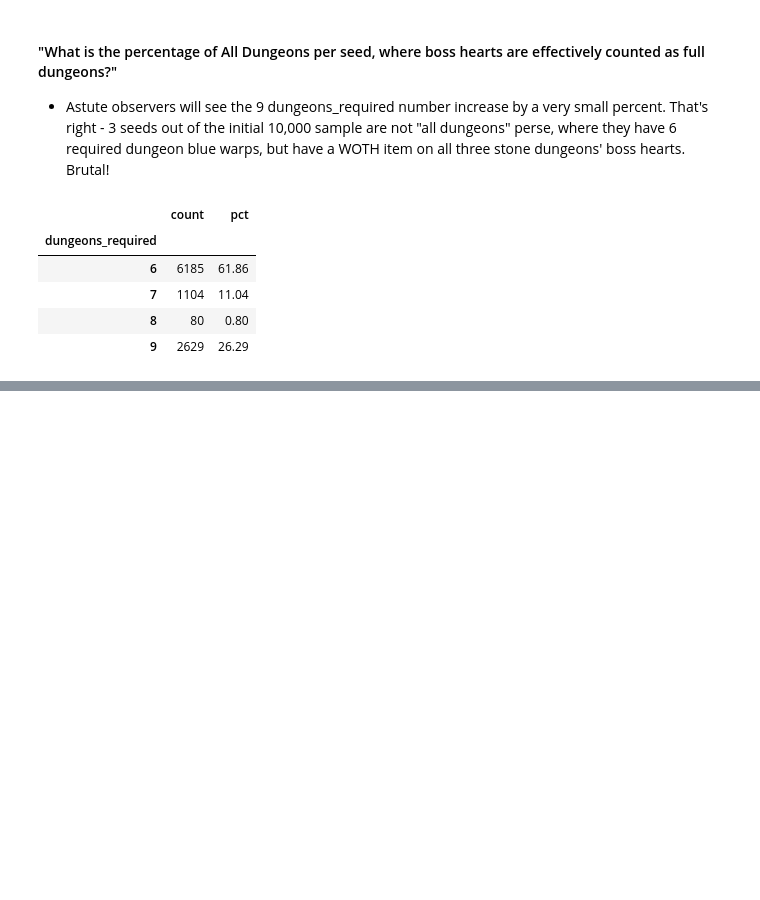
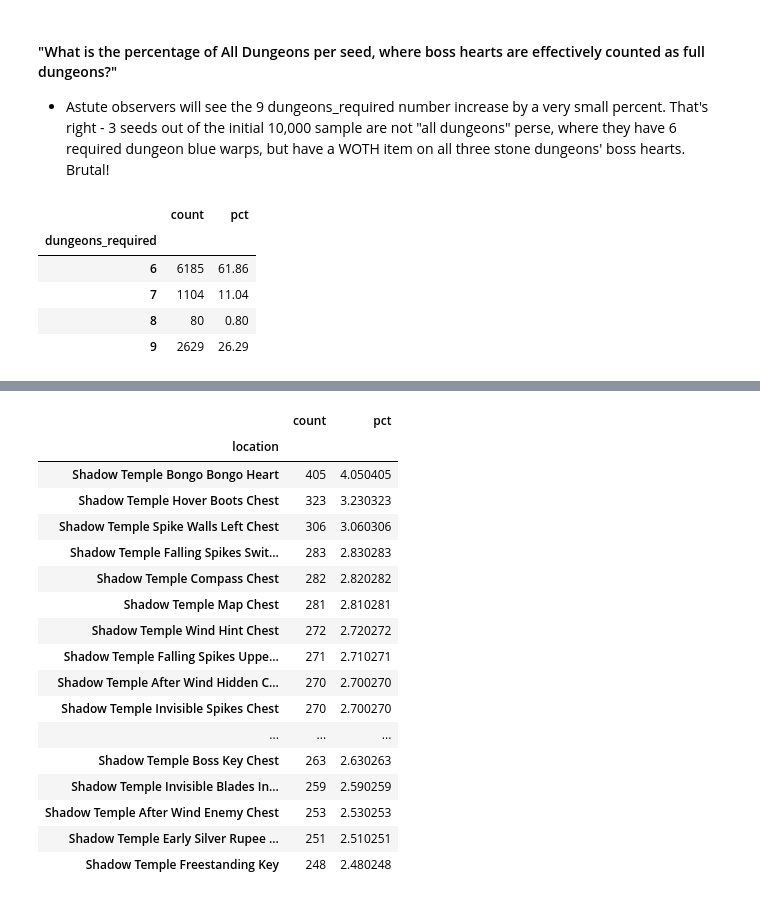
Before and after one commit to cleartonic/zootr_analytic, a Jupyter notebook: zootr_s4_analytic.ipynb, the cells around one changed output, grey strips where cells are left out. Drawn from its saved outputs; the diff is of its cells as text; code cells hidden in the pictures; blank space fills up the shorter version.

```diff
--- a/zootr_s4_analytic.ipynb
+++ b/zootr_s4_analytic.ipynb
@@ -384,0 +457,21 @@ b11_2()
+# %%
+b14_3()
+# %% [output]
+|  | count | pct |
+| location |  |  |
+| Shadow Temple Bongo Bongo Heart | 405 | 4.050405 |
+| Shadow Temple Hover Boots Chest | 323 | 3.230323 |
+| Shadow Temple Spike Walls Left Chest | 306 | 3.060306 |
+| Shadow Temple Falling Spikes Swit... | 283 | 2.830283 |
+| Shadow Temple Compass Chest | 282 | 2.820282 |
+| Shadow Temple Map Chest | 281 | 2.810281 |
+| Shadow Temple Wind Hint Chest | 272 | 2.720272 |
+| Shadow Temple Falling Spikes Uppe... | 271 | 2.710271 |
+| Shadow Temple After Wind Hidden C... | 270 | 2.700270 |
+| Shadow Temple Invisible Spikes Chest | 270 | 2.700270 |
+| ... | ... | ... |
+| Shadow Temple Boss Key Chest | 263 | 2.630263 |
+| Shadow Temple Invisible Blades In... | 259 | 2.590259 |
+| Shadow Temple After Wind Enemy Chest | 253 | 2.530253 |
+| Shadow Temple Early Silver Rupee ... | 251 | 2.510251 |
+| Shadow Temple Freestanding Key | 248 | 2.480248 |
```
Also changed, not shown: parts of 11 cells of this notebook, 1 other file.
